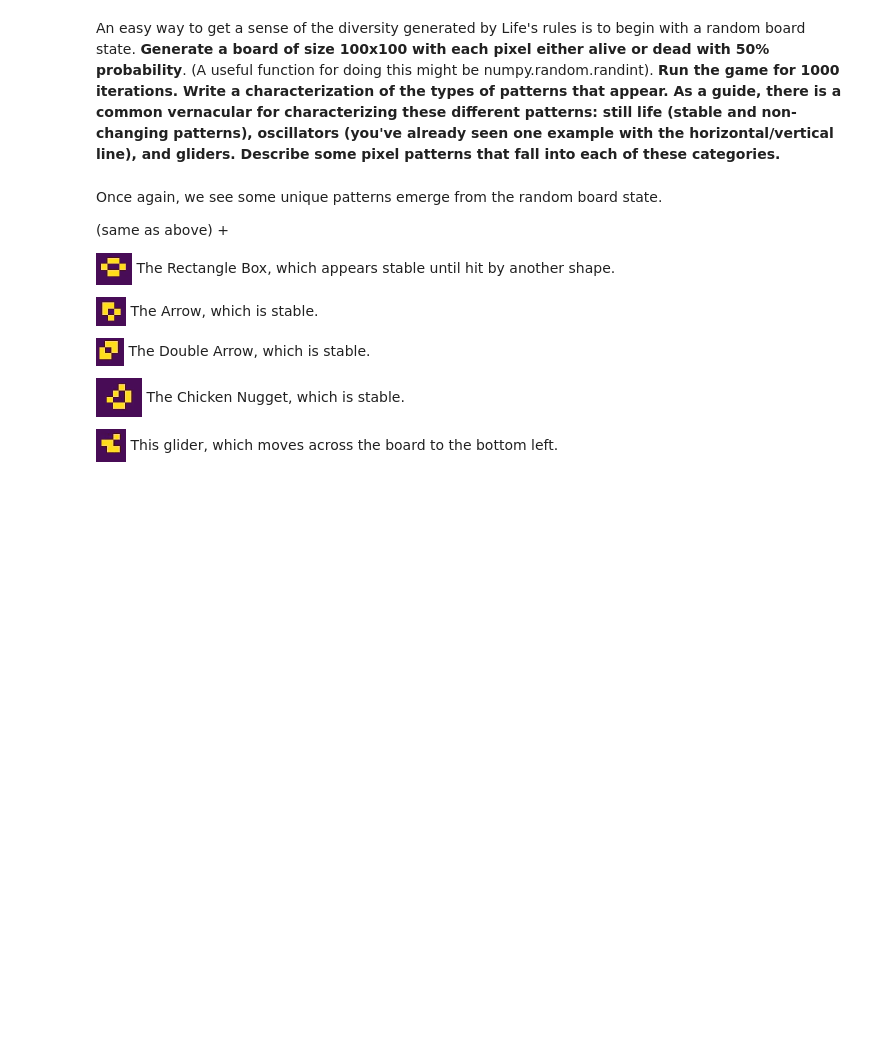
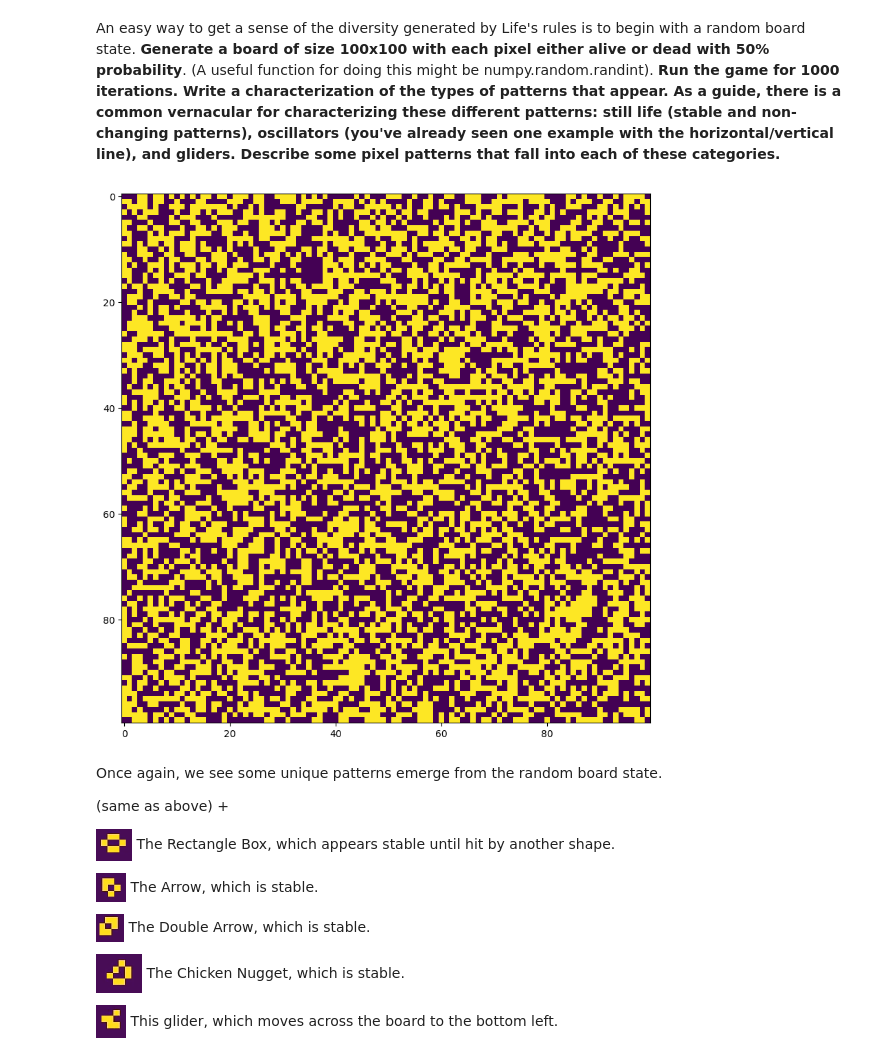
Before and after one commit to cake-dev/Simulation_class, a Jupyter notebook: game_of_life/Project1-Conways_Game_of_life.ipynb, the cells around one changed output. Cells and saved outputs as stored; diff of their text form; code cells hidden in the pictures; blank space fills up the shorter version.

```diff
--- a/game_of_life/Project1-Conways_Game_of_life.ipynb
+++ b/game_of_life/Project1-Conways_Game_of_life.ipynb
@@ -178,26 +199,28 @@ An easy way to get a sense of the diversity generated by Life's rules is to begi
 # %%
 def get_random_board(N): # returns an NxN grid with random 1s and 0s (50/50 chance)
     board = np.random.randint(2, size=(N,N))
     return board
 
 random_board = get_random_board(100)
 random_board_list = []
 average_neighbors_list = []
 for i in range(1000):
     random_board_list.append(random_board)
-    random_board = update_board(random_board)
+    random_board = update_board_vectorized(random_board)
 
 fig, ax = plt.subplots()
 # change size of figure
 fig.set_size_inches(10, 10)
 im = ax.imshow(random_board_list[0], interpolation='nearest')
 
 def animate_func(i):
     im.set_array(random_board_list[i])
     return [im]
 
-animation = anim.FuncAnimation(fig, animate_func, frames=len(random_board_list), interval=50, blit=True)
-animation.save('game_of_life_random.mp4', fps=10)
+# animation = anim.FuncAnimation(fig, animate_func, frames=len(random_board_list), interval=50, blit=True)
+# animation.save('game_of_life_random.mp4', fps=10)
+# %% [output]
+[figure, added]
 # %% [markdown]
 Once again, we see some unique patterns emerge from the random board state.
 
```
Also changed, not shown: parts of 10 cells of this notebook, 5 other files.
